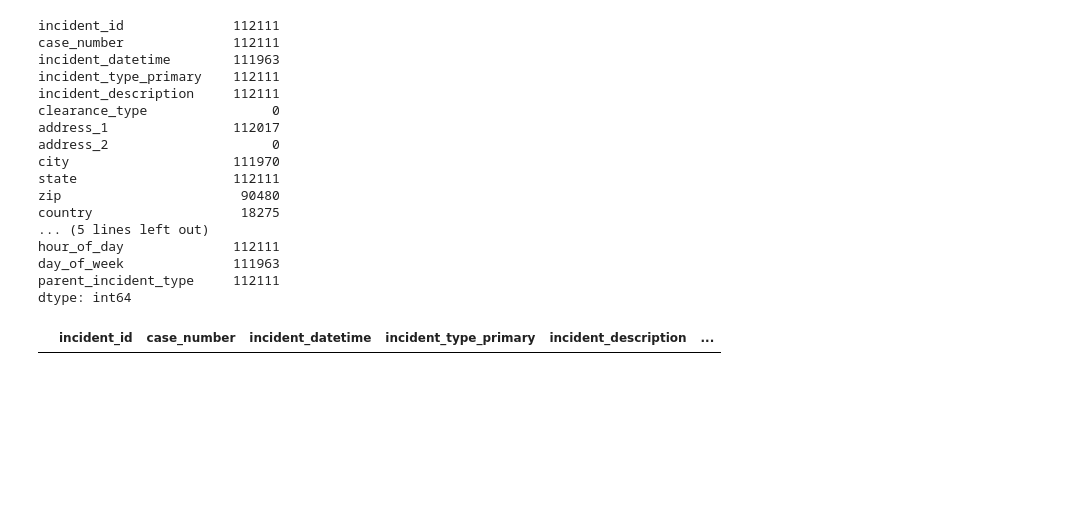
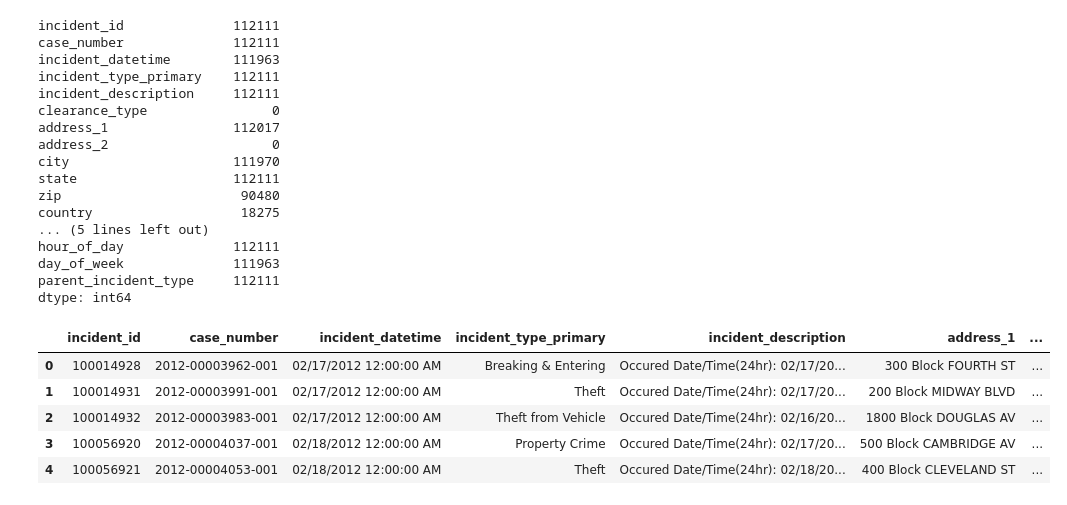
Before and after one commit to jhalek/crime_realestate-analysis, a Jupyter notebook: crime_data.ipynb, the cells around one changed output. Saved outputs shown, nothing was run; the diff lists cells and outputs as text; code cells hidden in the pictures; blank space fills up the shorter version.

Commit message:
modified crime data

```diff
--- a/crime_data.ipynb
+++ b/crime_data.ipynb
@@ -105,13 +101,18 @@ day_of_week              111963
 parent_incident_type     112111
 dtype: int64
 # %%
-Lakewood_df1= Lakewood_df[['incident_id', 'case_number', 'incident_datetime',
+crime_data1= crime_data[['incident_id', 'case_number', 'incident_datetime',
        'incident_type_primary', 'incident_description',
-       'address_1', 'city', 'state', 'zip', 'country', 'latitude',
+       'address_1', 'city', 'state', 'zip', 'latitude',
        'longitude', 'created_at', 'updated_at', 'location', 'hour_of_day',
        'day_of_week', 'parent_incident_type']]
-# %%
-crime_data_df = crime_data.dropna(how='any')
-crime_data_df.head()
-# %% [output]
-|  | incident_id | case_number | incident_datetime | incident_type_primary | incident_description | ... |
+# %%
+crime_data1.count()
+crime_data1.head()
+# %% [output]
+|  | incident_id | case_number | incident_datetime | incident_type_primary | incident_description | address_1 | ... |
+| 0 | 100014928 | 2012-00003962-001 | 02/17/2012 12:00:00 AM | Breaking & Entering | Occured Date/Time(24hr): 02/17/20... | 300 Block FOURTH ST | ... |
+| 1 | 100014931 | 2012-00003991-001 | 02/17/2012 12:00:00 AM | Theft | Occured Date/Time(24hr): 02/17/20... | 200 Block MIDWAY BLVD | ... |
+| 2 | 100014932 | 2012-00003983-001 | 02/17/2012 12:00:00 AM | Theft from Vehicle | Occured Date/Time(24hr): 02/16/20... | 1800 Block DOUGLAS AV | ... |
+| 3 | 100056920 | 2012-00004037-001 | 02/18/2012 12:00:00 AM | Property Crime | Occured Date/Time(24hr): 02/17/20... | 500 Block CAMBRIDGE AV | ... |
+| 4 | 100056921 | 2012-00004053-001 | 02/18/2012 12:00:00 AM | Theft | Occured Date/Time(24hr): 02/18/20... | 400 Block CLEVELAND ST | ... |
```
Also changed, not shown: parts of 3 cells of this notebook, 2 other files.
